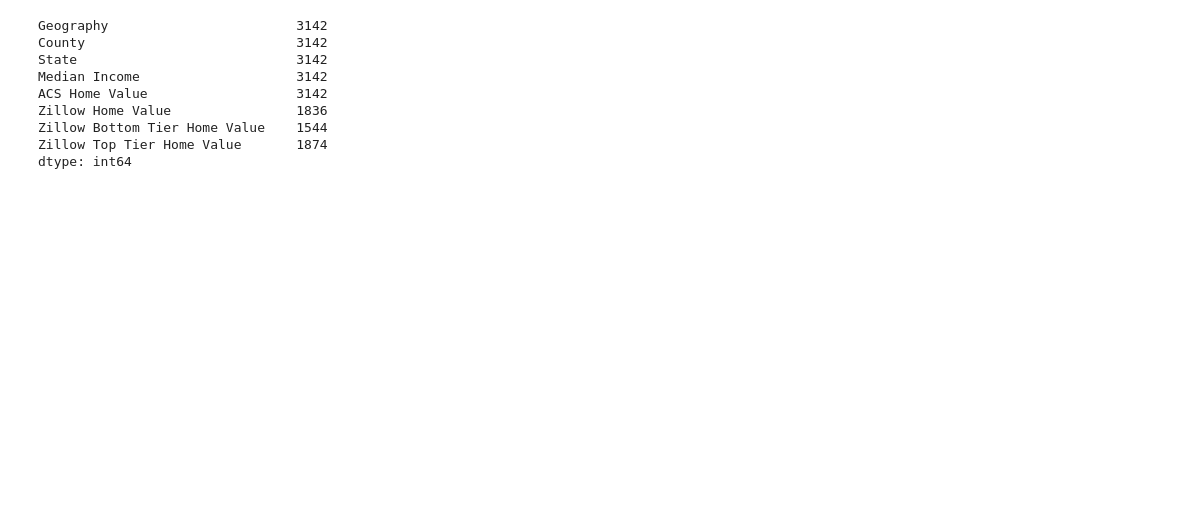
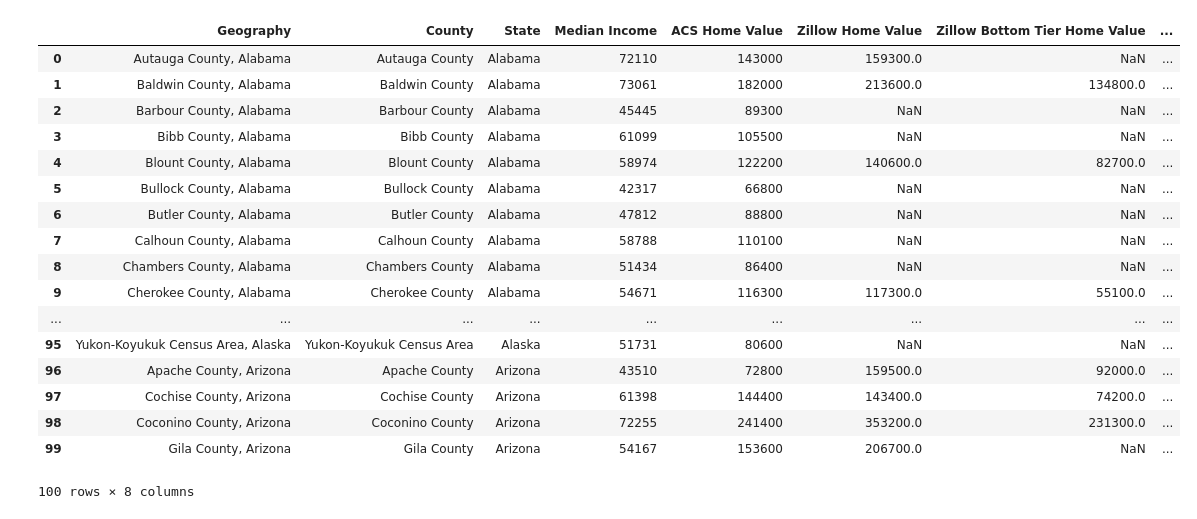
Before and after one commit to jhills5821/Project-1, a Jupyter notebook: Data Exploration and Cleanup.ipynb, the cells around one changed output. Cells and saved outputs as stored; diff of their text form; code cells hidden in the pictures; blank space fills up the shorter version.

```diff
--- a/Data Exploration and Cleanup.ipynb
+++ b/Data Exploration and Cleanup.ipynb
@@ -31,20 +34,28 @@ output_data = median_income[["Geography","County","State"]]
 
 output_data.to_csv("./Output Files/State and County Info.csv", index=False, header=True)
 # %%
-#merge data into one table
+# merge data into one table
 data_table = pd.merge(median_income,median_home_value_acs,how='left',on='Geography')
 data_table = pd.merge(data_table,zillow_home_value,how='left', on='Geography')
 data_table = pd.merge(data_table,zillow_bottom_tier,how='left', on='Geography')
 data_table = pd.merge(data_table,zillow_top_tier,how='left', on='Geography')
 data_table.head(100)
-data_table.count()
 # %% [output]
+|  | Geography | County | State | Median Income | ACS Home Value | Zillow Home Value | Zillow Bottom Tier Home Value | ... |
+| 0 | Autauga County, Alabama | Autauga County | Alabama | 72110 | 143000 | 159300.0 | NaN | ... |
+| 1 | Baldwin County, Alabama | Baldwin County | Alabama | 73061 | 182000 | 213600.0 | 134800.0 | ... |
+| 2 | Barbour County, Alabama | Barbour County | Alabama | 45445 | 89300 | NaN | NaN | ... |
+| 3 | Bibb County, Alabama | Bibb County | Alabama | 61099 | 105500 | NaN | NaN | ... |
+| 4 | Blount County, Alabama | Blount County | Alabama | 58974 | 122200 | 140600.0 | 82700.0 | ... |
+| 5 | Bullock County, Alabama | Bullock County | Alabama | 42317 | 66800 | NaN | NaN | ... |
+| 6 | Butler County, Alabama | Butler County | Alabama | 47812 | 88800 | NaN | NaN | ... |
+| 7 | Calhoun County, Alabama | Calhoun County | Alabama | 58788 | 110100 | NaN | NaN | ... |
+| 8 | Chambers County, Alabama | Chambers County | Alabama | 51434 | 86400 | NaN | NaN | ... |
+| 9 | Cherokee County, Alabama | Cherokee County | Alabama | 54671 | 116300 | 117300.0 | 55100.0 | ... |
+| ... | ... | ... | ... | ... | ... | ... | ... | ... |
+| 95 | Yukon-Koyukuk Census Area, Alaska | Yukon-Koyukuk Census Area | Alaska | 51731 | 80600 | NaN | NaN | ... |
+| 96 | Apache County, Arizona | Apache County | Arizona | 43510 | 72800 | 159500.0 | 92000.0 | ... |
+| 97 | Cochise County, Arizona | Cochise County | Arizona | 61398 | 144400 | 143400.0 | 74200.0 | ... |
+| 98 | Coconino County, Arizona | Coconino County | Arizona | 72255 | 241400 | 353200.0 | 231300.0 | ... |
+| 99 | Gila County, Arizona | Gila County | Arizona | 54167 | 153600 | 206700.0 | NaN | ... |
-Geography                        3142
-County                           3142
-State                            3142
-Median Income                    3142
-ACS Home Value                   3142
-Zillow Home Value                1836
-Zillow Bottom Tier Home Value    1544
-Zillow Top Tier Home Value       1874
-dtype: int64
+100 rows × 8 columns
```
Also changed, not shown: parts of 4 cells of this notebook, 3 other files.
